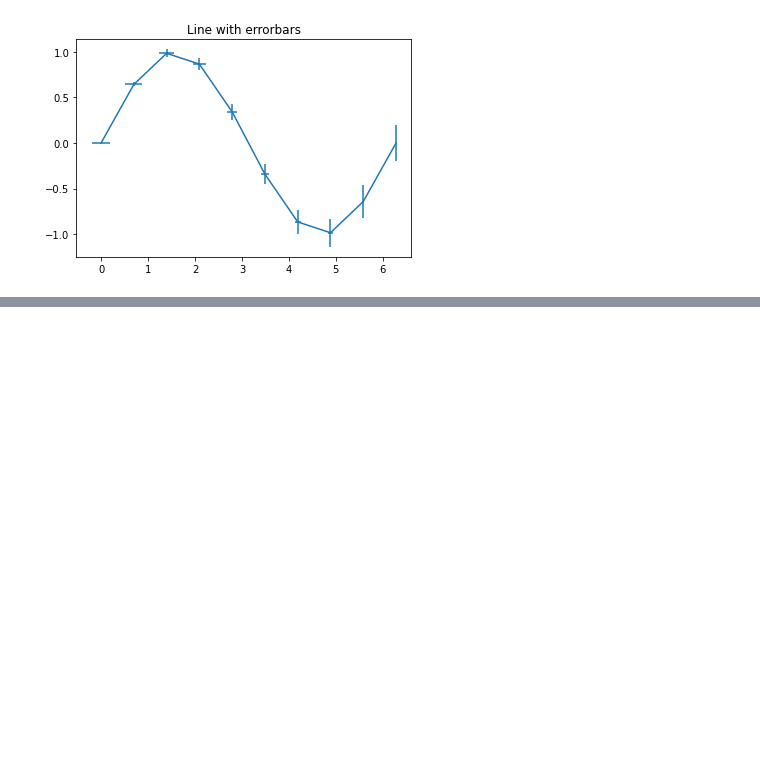
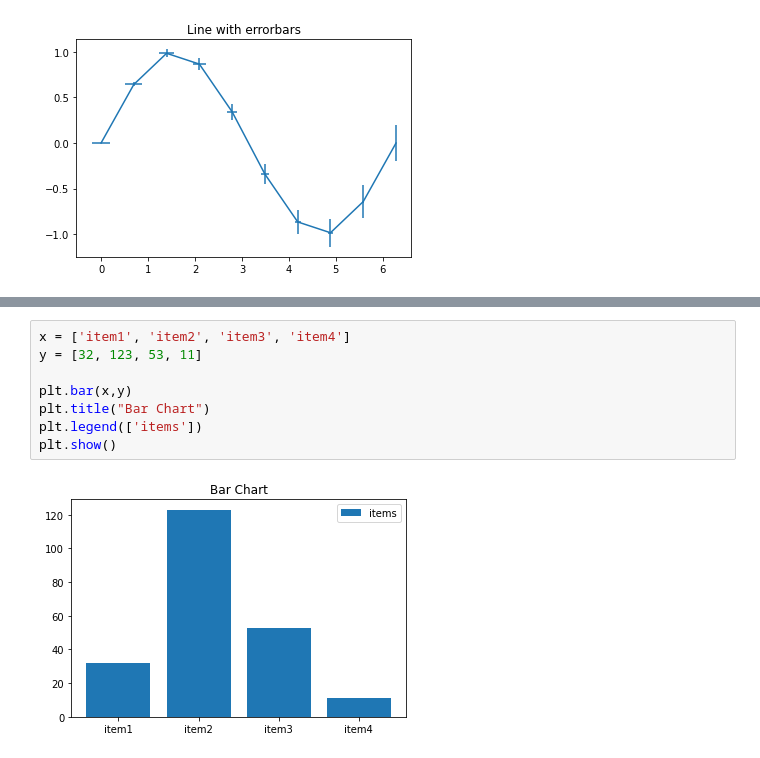
Before and after one commit to beygee/algorithm, a Jupyter notebook: pytorch/matplot.ipynb, the cells around one changed output, grey strips where cells are left out. Cells and saved outputs as stored; diff of their text form; blank space fills up the shorter version.

```diff
--- a/pytorch/matplot.ipynb
+++ b/pytorch/matplot.ipynb
@@ -150,0 +163,10 @@ plt.show()
+# %%
+x = ['item1', 'item2', 'item3', 'item4']
+y = [32, 123, 53, 11]
+
+plt.bar(x,y)
+plt.title("Bar Chart")
+plt.legend(['items'])
+plt.show()
+# %% [output]
+[figure, added]
```
Also changed, not shown: parts of 2 cells of this notebook.
